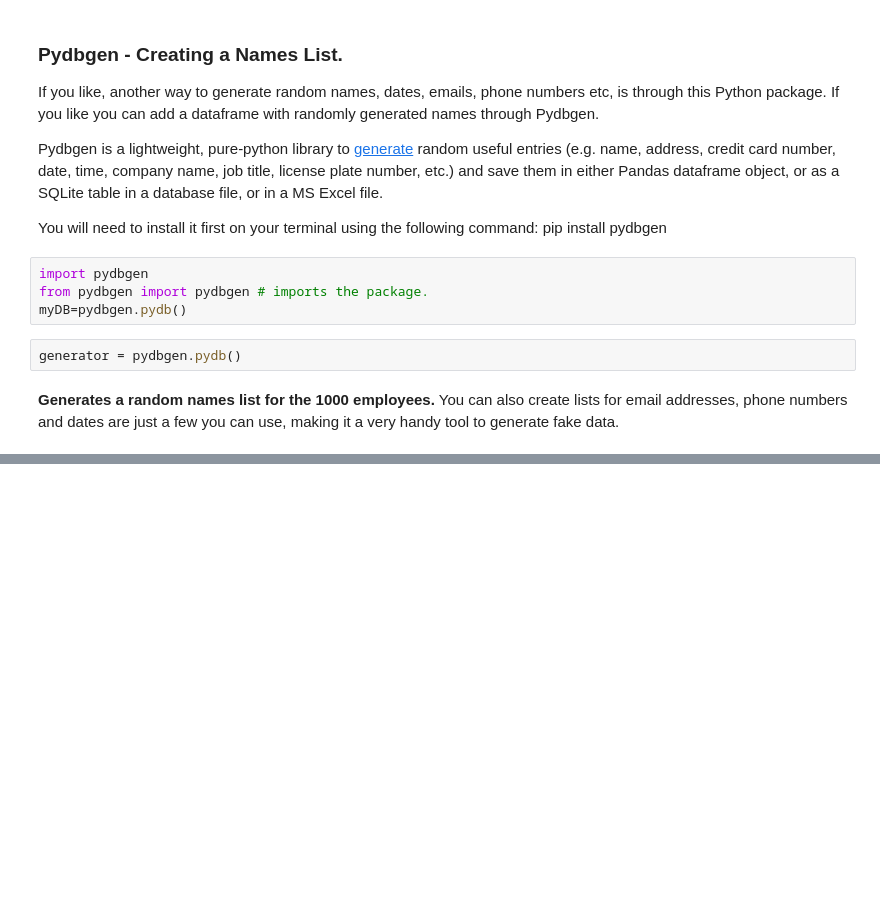
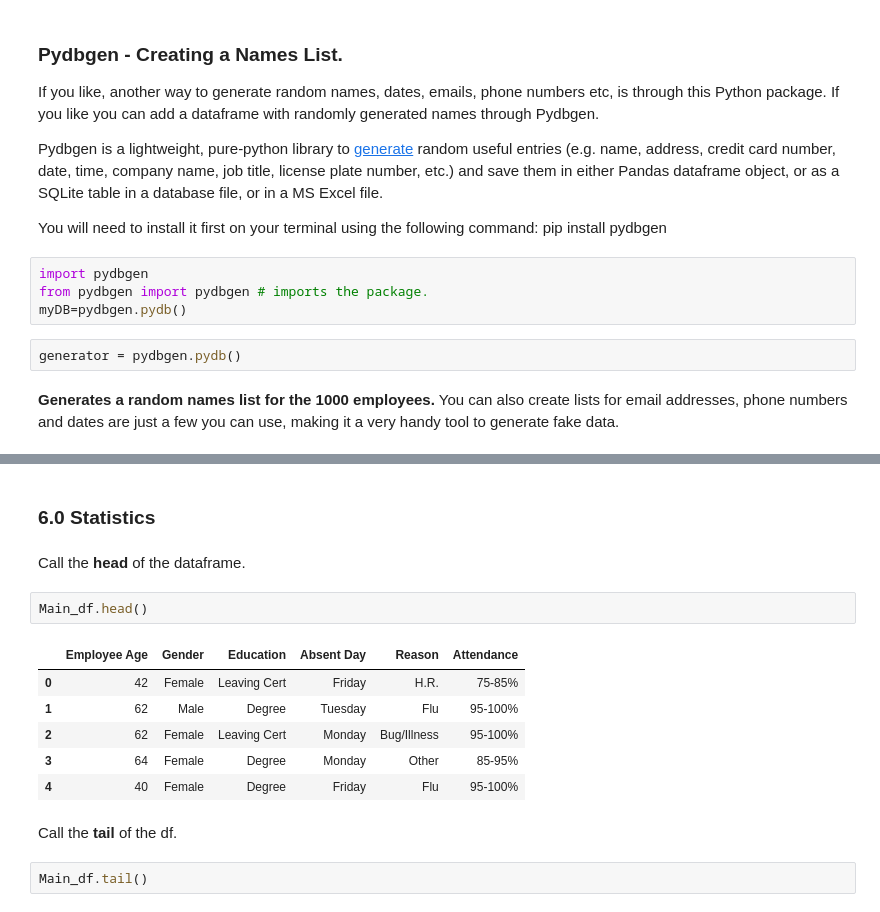
Before and after one commit to daithimarkham/Programming-for-Data-Analysis-Project-2019, a Jupyter notebook: Programming for Data Analysis Project 2019.ipynb, the cells around one changed output, grey strips where cells are left out. Cells and saved outputs as stored; diff of their text form; blank space fills up the shorter version.

```diff
--- a/Programming for Data Analysis Project 2019.ipynb
+++ b/Programming for Data Analysis Project 2019.ipynb
@@ -1008,0 +911,17 @@ BMC Public Health, 2019, Factors effecting Absenteeism, viewed on the 2019/12/11
+# %% [markdown]
+### 6.0 Statistics
+# %% [markdown]
+Call the **head** of the dataframe.
+# %%
+Main_df.head()
+# %% [output]
+|  | Employee Age | Gender | Education | Absent Day | Reason | Attendance |
+| 0 | 42 | Female | Leaving Cert | Friday | H.R. | 75-85% |
+| 1 | 62 | Male | Degree | Tuesday | Flu | 95-100% |
+| 2 | 62 | Female | Leaving Cert | Monday | Bug/Illness | 95-100% |
+| 3 | 64 | Female | Degree | Monday | Other | 85-95% |
+| 4 | 40 | Female | Degree | Friday | Flu | 95-100% |
+# %% [markdown]
+Call the **tail** of the df.
+# %%
+Main_df.tail()
```
Also changed, not shown: parts of 55 cells of this notebook.
